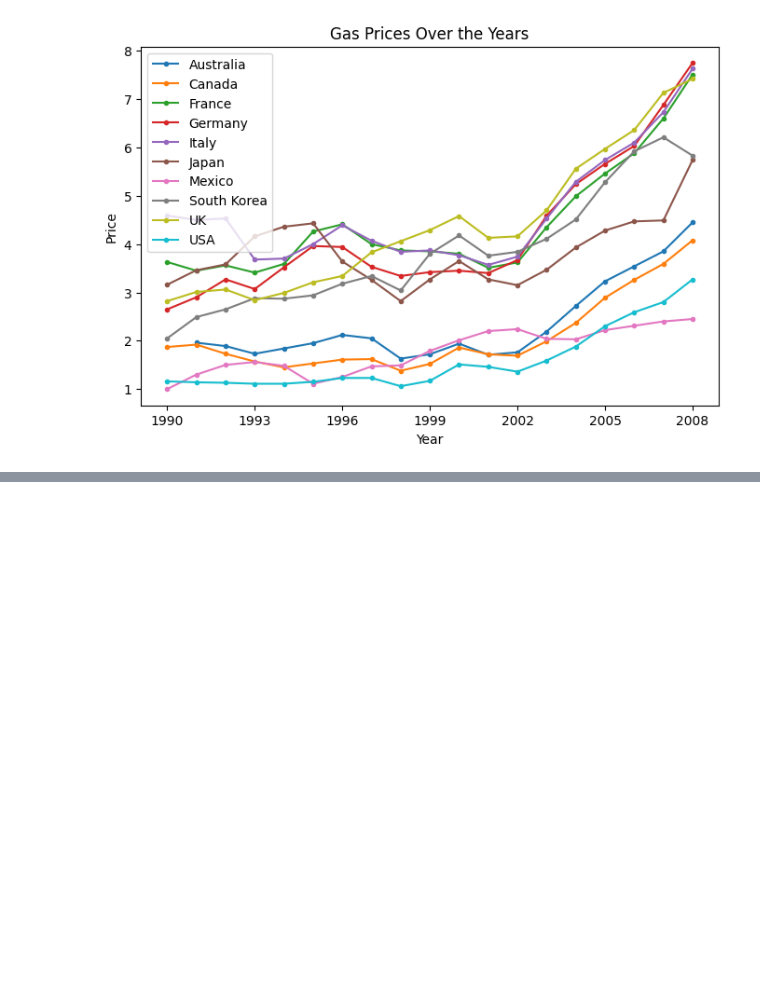
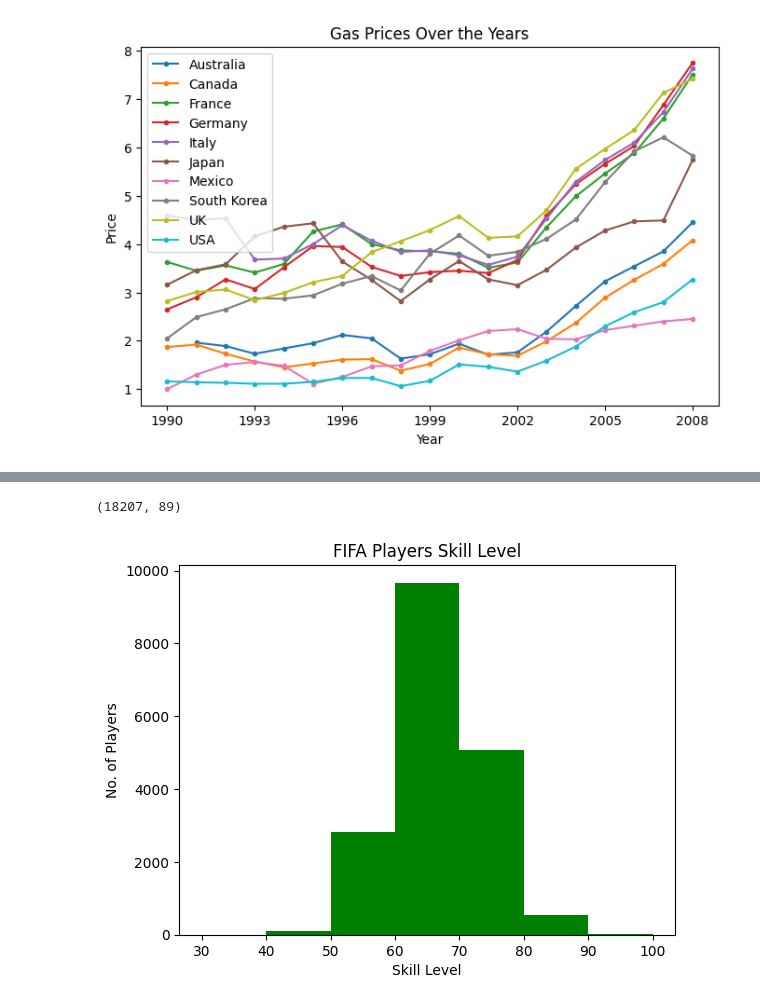
Before and after one commit to Udhay2898/HandsOnPractice_Pandas, a Jupyter notebook: Matplotlib.ipynb, the cells around one changed output, grey strips where cells are left out. Drawn from its saved outputs; the diff is of its cells as text; code cells hidden in the pictures; blank space fills up the shorter version.

```diff
--- a/Matplotlib.ipynb
+++ b/Matplotlib.ipynb
@@ -57,0 +66,3 @@ plt.show()
+# %%
+fifa = pd.read_csv('/content/drive/MyDrive/Data Sets/fifa_data.csv')
+fifa.head()
@@ -57,0 +77,17 @@ plt.show()
+# %%
+fifa.shape
+# %% [output]
+(18207, 89)
+# %%
+plt.title('FIFA Players Skill Level')
+plt.xlabel('Skill Level')
+plt.ylabel('No. of Players')
+
+bins = [30,40,50,60,70,80,90,100]
+
+plt.hist(fifa.Overall,bins=bins,color='green')
+
+plt.xticks(bins)
+plt.show()
+# %% [output]
+[figure, added]
```
Also changed, not shown: parts of 5 cells of this notebook.
